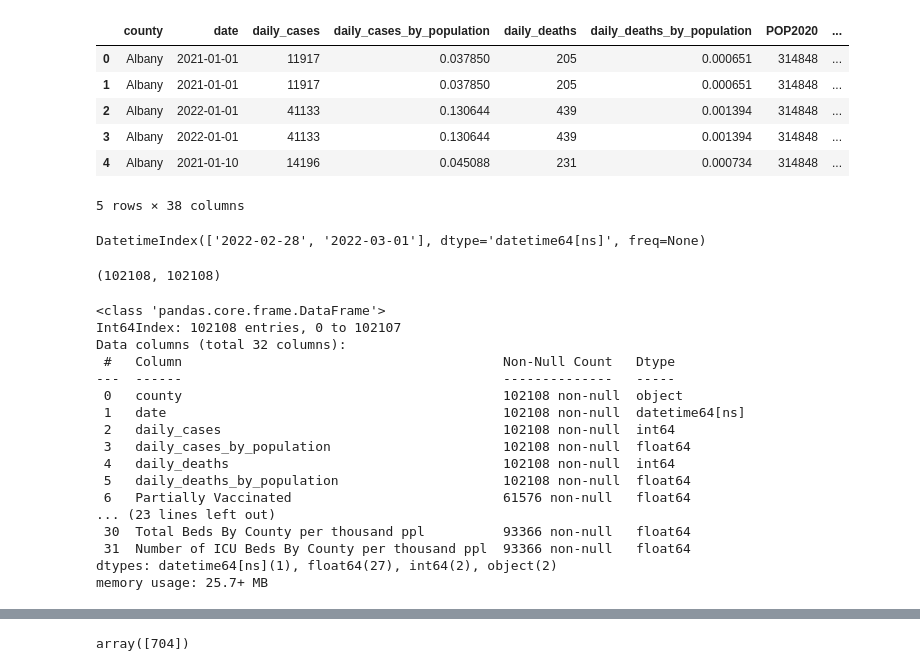
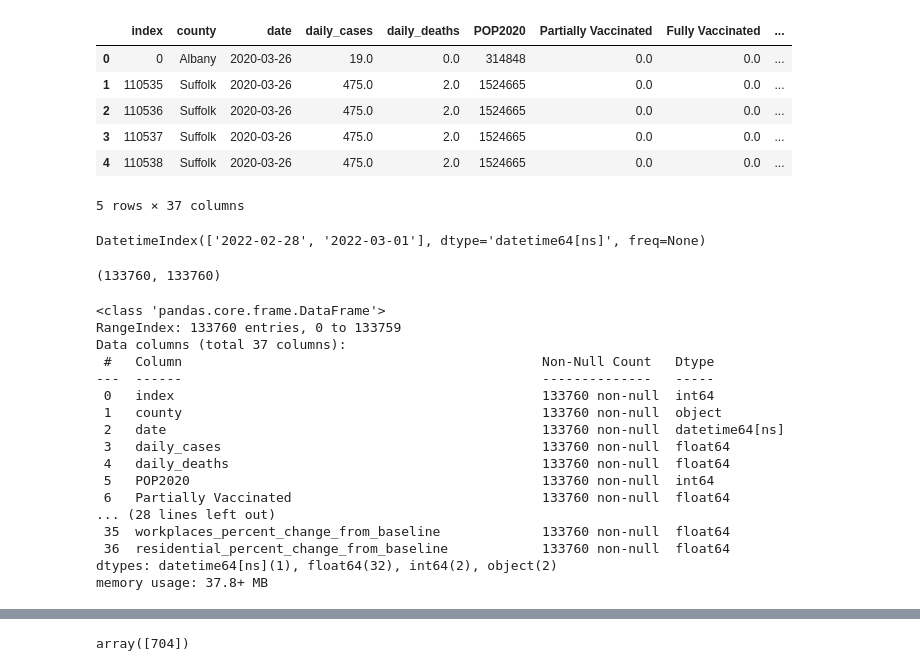
Before and after one commit to AnishaMathur/NY-State-Covid-Analysis, a Jupyter notebook: notebooks/Merge_DF.ipynb, the cells around one changed output, grey strips where cells are left out. Cells and saved outputs as stored; diff of their text form; code cells hidden in the pictures.

Commit message:
updated final dataset with new cases and deaths

```diff
--- a/notebooks/Merge_DF.ipynb
+++ b/notebooks/Merge_DF.ipynb
@@ -29,16 +29,16 @@ def check_missing_dates(df, dateCol):
     print(pd.date_range(
         start="2020-12-14", end="2022-03-01").difference(subset.index))
 # %%
-df_final = pd.read_parquet('../data/final_dataset.parquet.gzip')
+df_final = pd.read_parquet('../data/final_dataset_v3.parquet')
 df_final.head()
 # %% [output]
-|  | county | date | daily_cases | daily_cases_by_population | daily_deaths | daily_deaths_by_population | POP2020 | ... |
-| 0 | Albany | 2021-01-01 | 11917 | 0.037850 | 205 | 0.000651 | 314848 | ... |
-| 1 | Albany | 2021-01-01 | 11917 | 0.037850 | 205 | 0.000651 | 314848 | ... |
-| 2 | Albany | 2022-01-01 | 41133 | 0.130644 | 439 | 0.001394 | 314848 | ... |
-| 3 | Albany | 2022-01-01 | 41133 | 0.130644 | 439 | 0.001394 | 314848 | ... |
-| 4 | Albany | 2021-01-10 | 14196 | 0.045088 | 231 | 0.000734 | 314848 | ... |
+|  | index | county | date | daily_cases | daily_deaths | POP2020 | Partially Vaccinated | Fully Vaccinated | ... |
+| 0 | 0 | Albany | 2020-03-26 | 19.0 | 0.0 | 314848 | 0.0 | 0.0 | ... |
+| 1 | 110535 | Suffolk | 2020-03-26 | 475.0 | 2.0 | 1524665 | 0.0 | 0.0 | ... |
+| 2 | 110536 | Suffolk | 2020-03-26 | 475.0 | 2.0 | 1524665 | 0.0 | 0.0 | ... |
+| 3 | 110537 | Suffolk | 2020-03-26 | 475.0 | 2.0 | 1524665 | 0.0 | 0.0 | ... |
+| 4 | 110538 | Suffolk | 2020-03-26 | 475.0 | 2.0 | 1524665 | 0.0 | 0.0 | ... |
-5 rows × 38 columns
+5 rows × 37 columns
 # %%
 check_missing_dates(df_final,dateCol='date')
 # %% [output]
@@ -47,25 +47,25 @@ DatetimeIndex(['2022-02-28', '2022-03-01'], dtype='datetime64[ns]', freq=None)
 subset = df_final[df_final['date']>='01-04-2020']
 len(subset), len(df_final)
 # %% [output]
-(102108, 102108)
+(133760, 133760)
 # %%
 df_final.info()
 # %% [output]
 <class 'pandas.core.frame.DataFrame'>
-Int64Index: 102108 entries, 0 to 102107
-Data columns (total 32 columns):
- #   Column                                         Non-Null Count   Dtype
----  ------                                         --------------   -----
- 0   county                                         102108 non-null  object
- 1   date                                           102108 non-null  datetime64[ns]
- 2   daily_cases                                    102108 non-null  int64
- 3   daily_cases_by_population                      102108 non-null  float64
- 4   daily_deaths                                   102108 non-null  int64
- 5   daily_deaths_by_population                     102108 non-null  float64
- 6   Partially Vaccinated                           61576 non-null   float64
-... (23 lines left out)
- 30  Total Beds By County per thousand ppl          93366 non-null   float64
- 31  Number of ICU Beds By County per thousand ppl  93366 non-null   float64
-dtypes: datetime64[ns](1), float64(27), int64(2), object(2)
-memory usage: 25.7+ MB
+RangeIndex: 133760 entries, 0 to 133759
+Data columns (total 37 columns):
+ #   Column                                              Non-Null Count   Dtype
+---  ------                                              --------------   -----
+ 0   index                                               133760 non-null  int64
+ 1   county                                              133760 non-null  object
+ 2   date                                                133760 non-null  datetime64[ns]
+ 3   daily_cases                                         133760 non-null  float64
+ 4   daily_deaths                                        133760 non-null  float64
+ 5   POP2020                                             133760 non-null  int64
+ 6   Partially Vaccinated                                133760 non-null  float64
+... (28 lines left out)
+ 35  workplaces_percent_change_from_baseline             133760 non-null  float64
+ 36  residential_percent_change_from_baseline            133760 non-null  float64
+dtypes: datetime64[ns](1), float64(32), int64(2), object(2)
+memory usage: 37.8+ MB
 # %%
```
Also changed, not shown: parts of 5 cells of this notebook, 4 other files.
